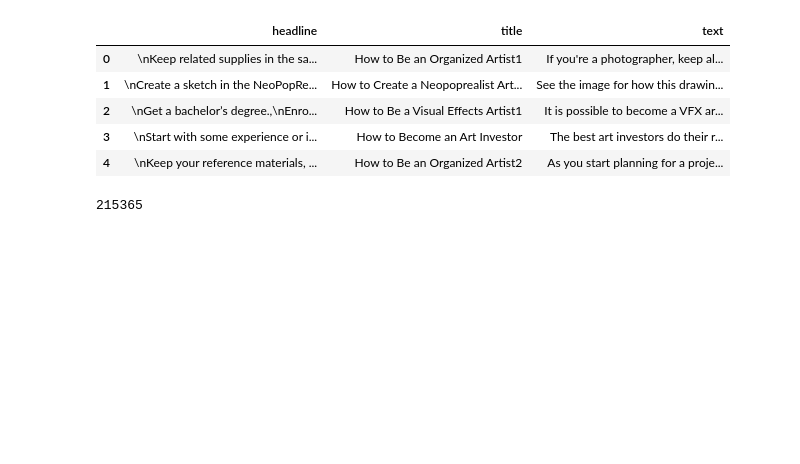
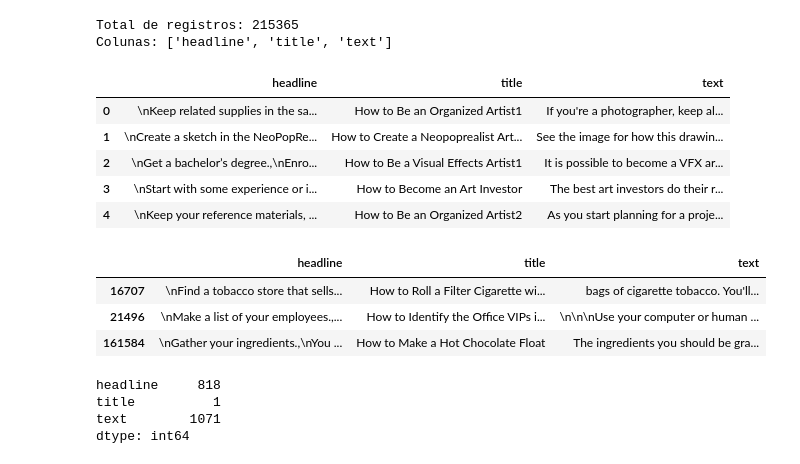
Before and after one commit to LucasAraujoBR/text_summarizer_IA_28016_PGIA7330, a Jupyter notebook: analysis.ipynb, the cells around one changed output. Saved outputs shown, nothing was run; the diff lists cells and outputs as text; code cells hidden in the pictures; blank space fills up the shorter version.

Commit message:
feat: adicionado notebook contendo analise do dataset e plot de gráficos

```diff
--- a/analysis.ipynb
+++ b/analysis.ipynb
@@ -1,17 +1,43 @@
 # %%
+# Análise Exploratória do Dataset WikiHowAll
+
 import pandas as pd
+import matplotlib.pyplot as plt
+import seaborn as sns
+from wordcloud import WordCloud, STOPWORDS
+
+# Configurações de visualização
+sns.set(style='whitegrid')
+plt.rcParams['figure.figsize'] = (12, 6)
+
+# 1. Leitura dos Dados e Visualização Inicial
+df = pd.read_csv('data/wikihowAll.csv')
+print(f'Total de registros: {len(df)}')
+print('Colunas:', df.columns.tolist())
+df.head()
+# %% [output]
+Total de registros: 215365
+Colunas: ['headline', 'title', 'text']
+|  | headline | title | text |
+| 0 | \nKeep related supplies in the sa... | How to Be an Organized Artist1 | If you're a photographer, keep al... |
+| 1 | \nCreate a sketch in the NeoPopRe... | How to Create a Neopoprealist Art... | See the image for how this drawin... |
+| 2 | \nGet a bachelor’s degree.,\nEnro... | How to Be a Visual Effects Artist1 | It is possible to become a VFX ar... |
+| 3 | \nStart with some experience or i... | How to Become an Art Investor | The best art investors do their r... |
+| 4 | \nKeep your reference materials, ... | How to Be an Organized Artist2 | As you start planning for a proje... |
 # %%
-df = pd.read_csv("data/wikihowALL.csv")
-df.head()
+# 2. Amostra Aleatória de Registros
+df.sample(3, random_state=42)
 # %% [output]
 |  | headline | title | text |
-| 0 | \nKeep related supplies in the sa... | How to Be an Organized Artist1 | If you're a photographer, keep al... |
-| 1 | \nCreate a sketch in the NeoPopRe... | How to Create a Neopoprealist Art... | See the image for how this drawin... |
-| 2 | \nGet a bachelor’s degree.,\nEnro... | How to Be a Visual Effects Artist1 | It is possible to become a VFX ar... |
-| 3 | \nStart with some experience or i... | How to Become an Art Investor | The best art investors do their r... |
-| 4 | \nKeep your reference materials, ... | How to Be an Organized Artist2 | As you start planning for a proje... |
+| 16707 | \nFind a tobacco store that sells... | How to Roll a Filter Cigarette wi... | bags of cigarette tobacco. You'll... |
+| 21496 | \nMake a list of your employees.,... | How to Identify the Office VIPs i... | \n\n\nUse your computer or human ... |
+| 161584 | \nGather your ingredients.,\nYou ... | How to Make a Hot Chocolate Float | The ingredients you should be gra... |
 # %%
-len(df)
+# 3. Verificação de Valores Ausentes
+df.isnull().sum()
 # %% [output]
-215365
+headline     818
+title          1
+text        1071
+dtype: int64
 # %%
```
Also changed, not shown: parts of 5 cells of this notebook, 1 other file.
